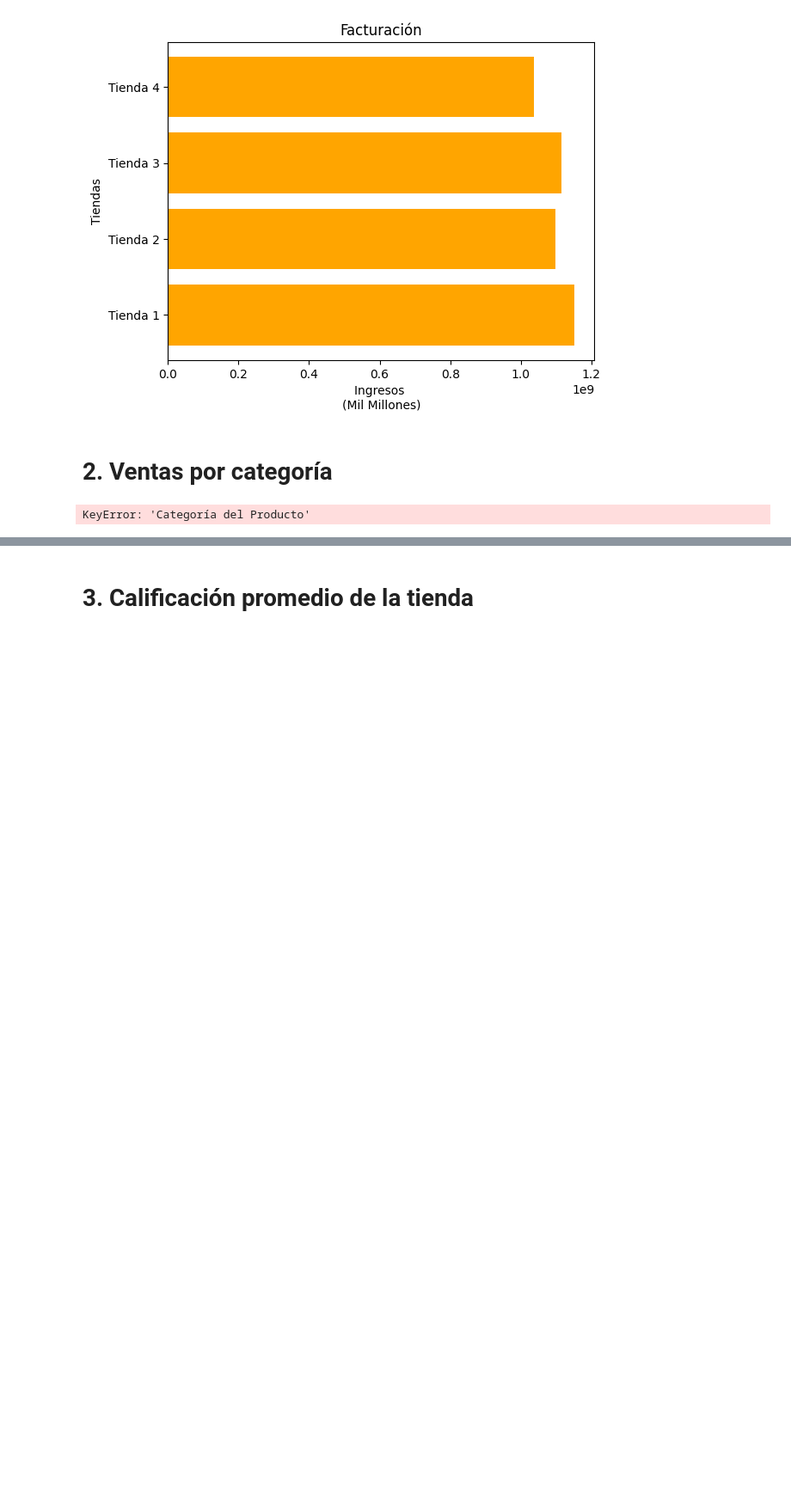
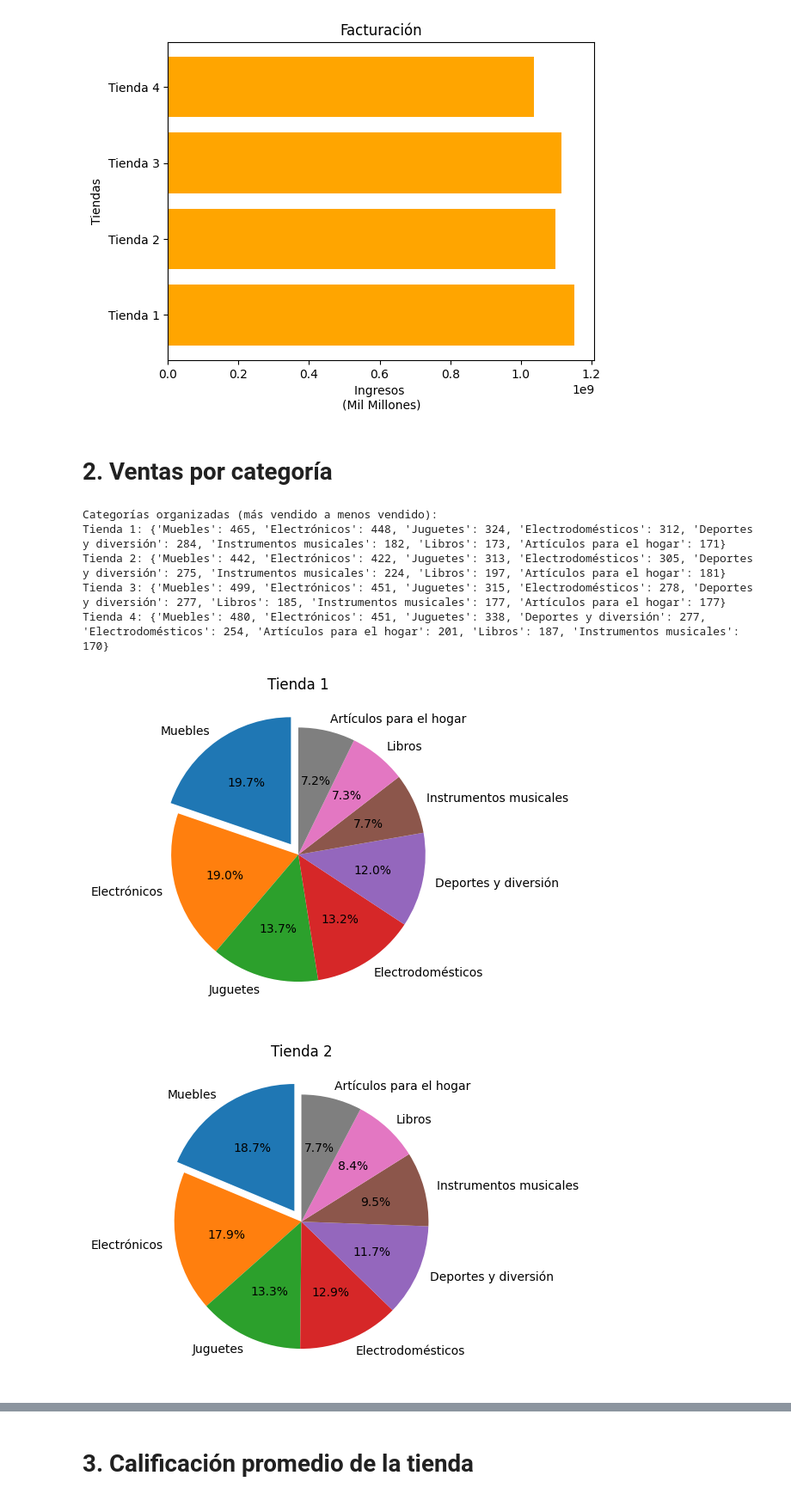
Before and after one commit to RosasPrime/Challenge-Alura-Store, a Jupyter notebook: AluraStoreLatam.ipynb, the cells around one changed output, grey strips where cells are left out. Shown: that part at 86% size. Saved outputs shown, nothing was run; the diff lists cells and outputs as text; code cells hidden in the pictures; blank space fills up the shorter version.

```diff
--- a/AluraStoreLatam.ipynb
+++ b/AluraStoreLatam.ipynb
@@ -56,46 +56,50 @@ Tienda 4: $1,038,375,700.0
 # %%
 def contador(tnd, catg):
   i = 0
   tnd_count = {}
   while i < len(tnd[catg]):
     if tnd[catg][i] in tnd_count:
       tnd_count[tnd[catg][i]] += 1
     else:
       tnd_count[tnd[catg][i]] = 1
     i += 1
   tnd_count = sorted(tnd_count.items(), key=lambda x: x[1], reverse=True)
   return tnd_count
 
 def porcentual(data, decimales=1):
     total = sum(data.values())
     if total == 0:
         return
     return {
         key: round((value / total) * 100, decimales)
         for key, value in data.items()
     }
 
-tienda_ventas = dict(contador(tienda, 'Categoría del Producto'))
-tienda2_ventas = dict(contador(tienda2, 'Categoría del Producto'))
-tienda3_ventas = dict(contador(tienda3, 'Categoría del Producto'))
-tienda4_ventas = dict(contador(tienda4, 'Categoría del Producto'))
-tienda_ventas_porcent = porcentual(tienda_ventas)
-tienda2_ventas_porcent = porcentual(tienda2_ventas)
-tienda3_ventas_porcent = porcentual(tienda3_ventas)
-tienda4_ventas_porcent = porcentual(tienda4_ventas)
+tienda_ventas = [dict(contador(tienda, 'Categoría del Producto')), dict(contador(tienda2, 'Categoría del Producto')), dict(contador(tienda3, 'Categoría del Producto')), dict(contador(tienda4, 'Categoría del Producto'))]
+tienda_ventas_porcent = [porcentual(tienda_ventas[0]), porcentual(tienda_ventas[1]), porcentual(tienda_ventas[2]), porcentual(tienda_ventas[3])]
 
 print(
     'Categorías organizadas (más vendido a menos vendido):'
-    f'\nTienda 1: {tienda_ventas}'
-    f'\nTienda 2: {tienda2_ventas}'
-    f'\nTienda 3: {tienda3_ventas}'
-    f'\nTienda 4: {tienda4_ventas}\n'
+    f'\nTienda 1: {tienda_ventas[0]}'
+    f'\nTienda 2: {tienda_ventas[1]}'
+    f'\nTienda 3: {tienda_ventas[2]}'
+    f'\nTienda 4: {tienda_ventas[3]}\n'
 )
-for t in [tienda_ventas_porcent, tienda2_ventas_porcent, tienda3_ventas_porcent, tienda4_ventas_porcent]:
-  y = list(t_ventas_porcent.values())
-  x = list(t_ventas_porcent.keys())
 
-  fig, ax = plt.subplots()
-  ax.pie(y, labels=x);
+for i, tnd_ventas_porcent in enumerate(tienda_ventas_porcent, start=1):
+    y = list(tnd_ventas_porcent.values())
+    x = list(tnd_ventas_porcent.keys())
+    explode = [0.1] + [0] * (len(x) - 1)
+
+    fig, ax = plt.subplots()
+    ax.pie(y, labels=x, autopct='%1.1f%%', startangle=90, explode=explode)
+    ax.set_title(f'Tienda {i}')
+    plt.show()
 # %% [output]
-KeyError: 'Categoría del Producto'
+Categorías organizadas (más vendido a menos vendido):
+Tienda 1: {'Muebles': 465, 'Electrónicos': 448, 'Juguetes': 324, 'Electrodomésticos': 312, 'Deportes y diversión': 284, 'Instrumentos musicales': 182, 'Libros': 173, 'Artículos para el hogar': 171}
+Tienda 2: {'Muebles': 442, 'Electrónicos': 422, 'Juguetes': 313, 'Electrodomésticos': 305, 'Deportes y diversión': 275, 'Instrumentos musicales': 224, 'Libros': 197, 'Artículos para el hogar': 181}
+Tienda 3: {'Muebles': 499, 'Electrónicos': 451, 'Juguetes': 315, 'Electrodomésticos': 278, 'Deportes y diversión': 277, 'Libros': 185, 'Instrumentos musicales': 177, 'Artículos para el hogar': 177}
+Tienda 4: {'Muebles': 480, 'Electrónicos': 451, 'Juguetes': 338, 'Deportes y diversión': 277, 'Electrodomésticos': 254, 'Artículos para el hogar': 201, 'Libros': 187, 'Instrumentos musicales': 170}
+[figure, added]
+[figure, added]
```
Also changed, not shown: parts of 4 cells of this notebook.
